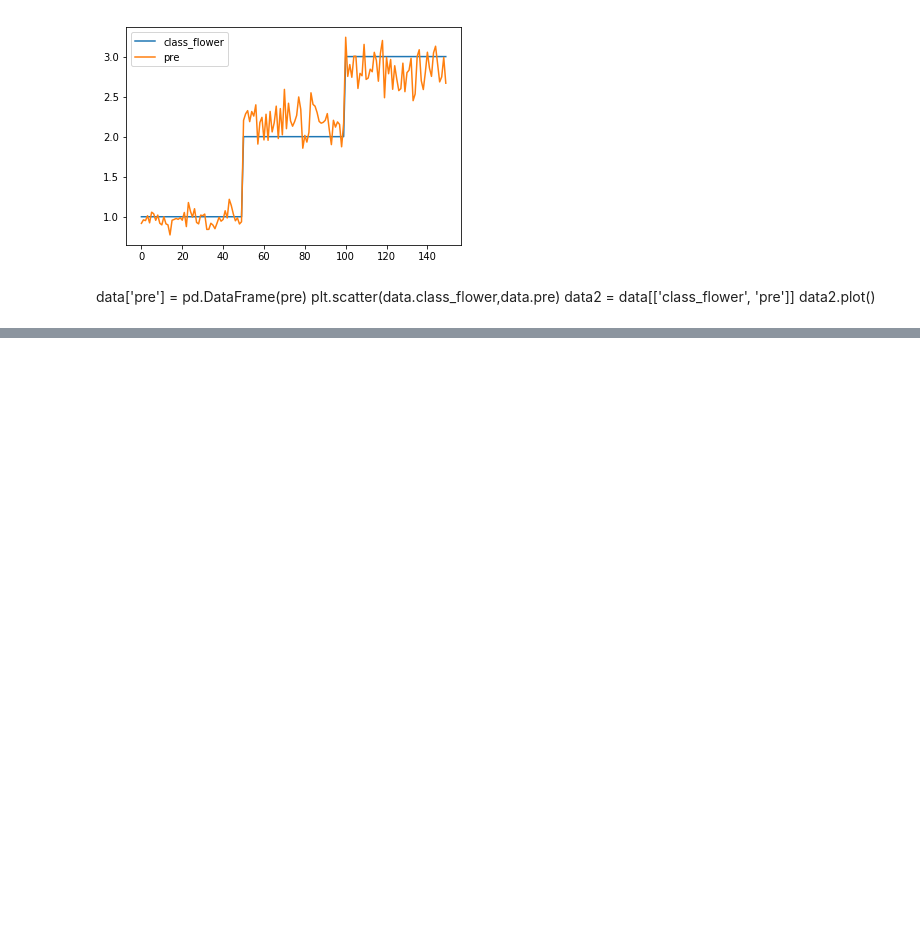
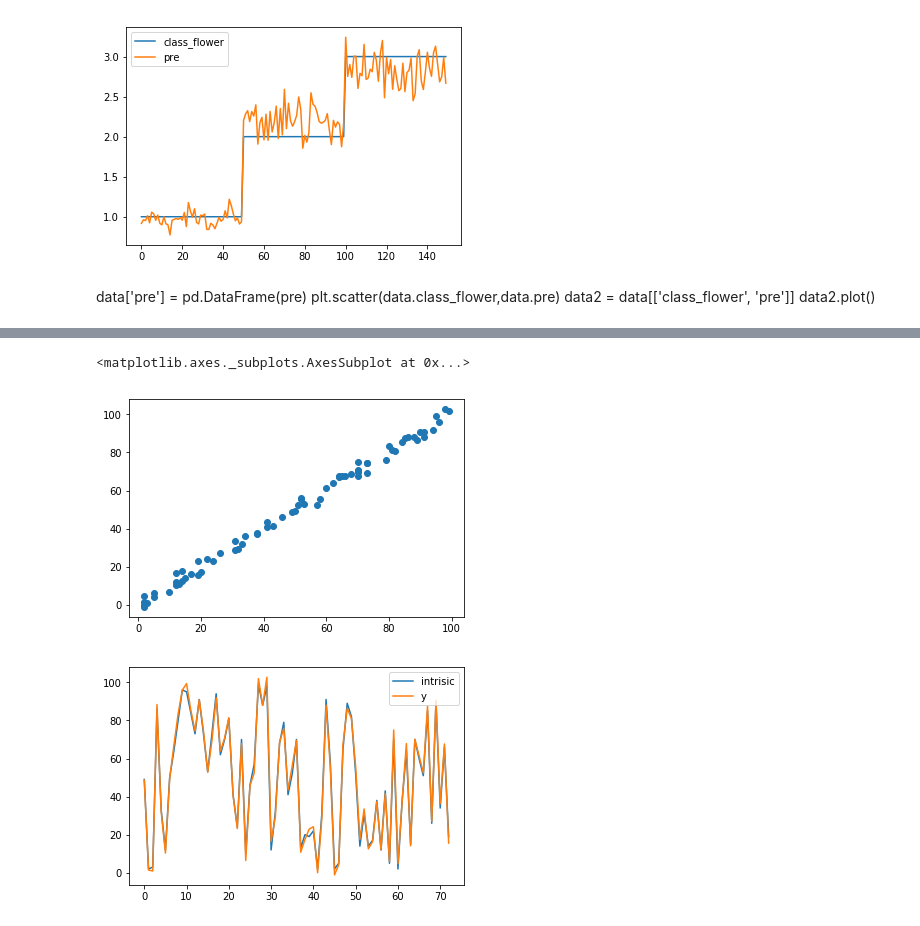
Before and after one commit to will10227/iotCourse, a Jupyter notebook: Homework1.ipynb, the cells around one changed output, grey strips where cells are left out. Saved outputs shown, nothing was run; the diff lists cells and outputs as text; code cells hidden in the pictures; blank space fills up the shorter version.

```diff
--- a/Homework1.ipynb
+++ b/Homework1.ipynb
@@ -140,0 +210,16 @@ data.to_csv("result.csv")
+# %%
+test = pd.read_csv('Student_test.csv')
+
+x_test = test[['x1','x2']]
+
+x_test = x_test.values.reshape(-1,2)
+test_s = model_s.predict(x_test)
+# %%
+test['y'] = pd.DataFrame(test_s)
+plt.scatter(test.intrisic,test.y)
+test2 = test[['intrisic','y']]
+test2.plot()
+# %% [output]
+<matplotlib.axes._subplots.AxesSubplot at 0x...>
+[figure, added]
+[figure, added]
```
Also changed, not shown: parts of 12 cells of this notebook, 4 other files.
